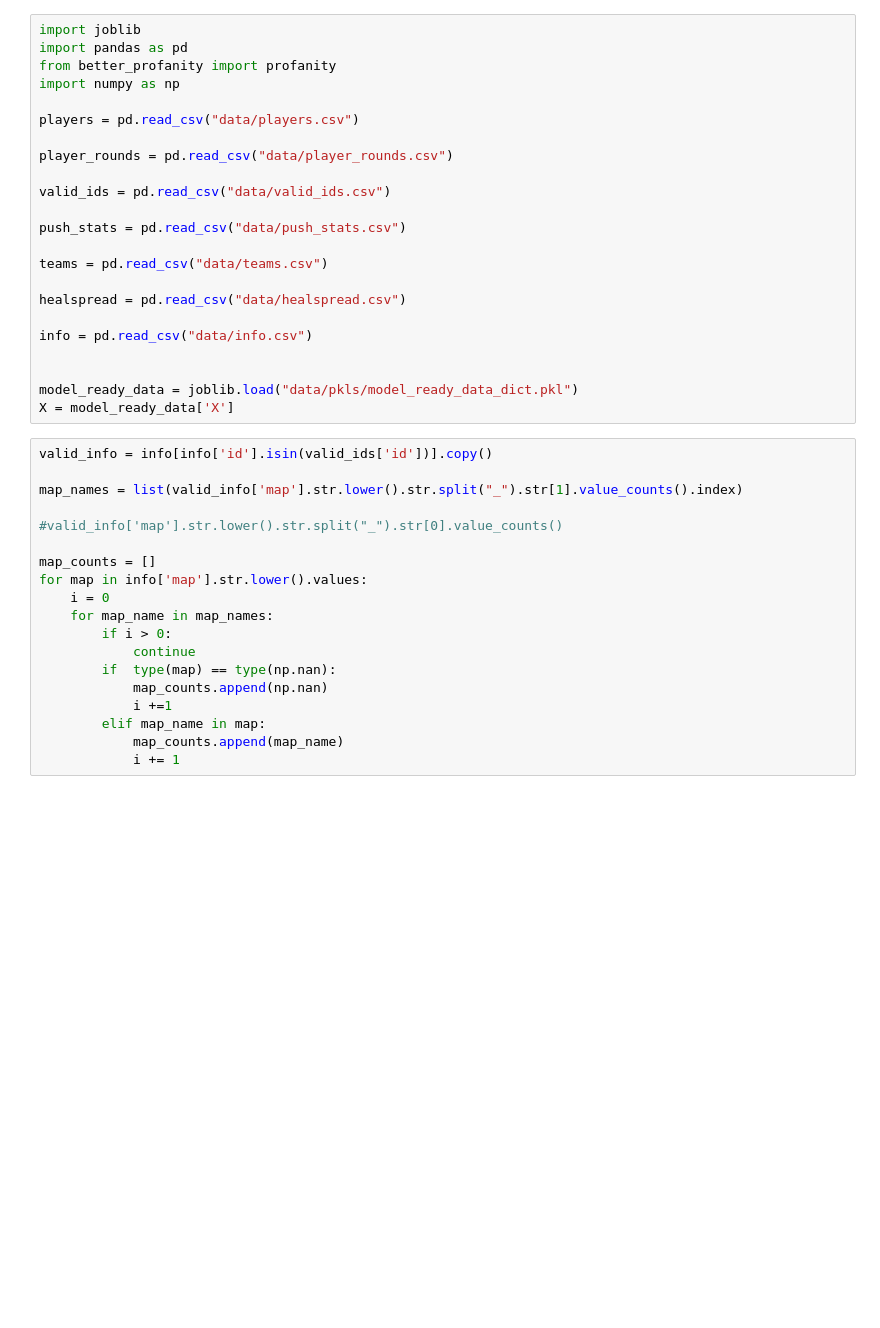
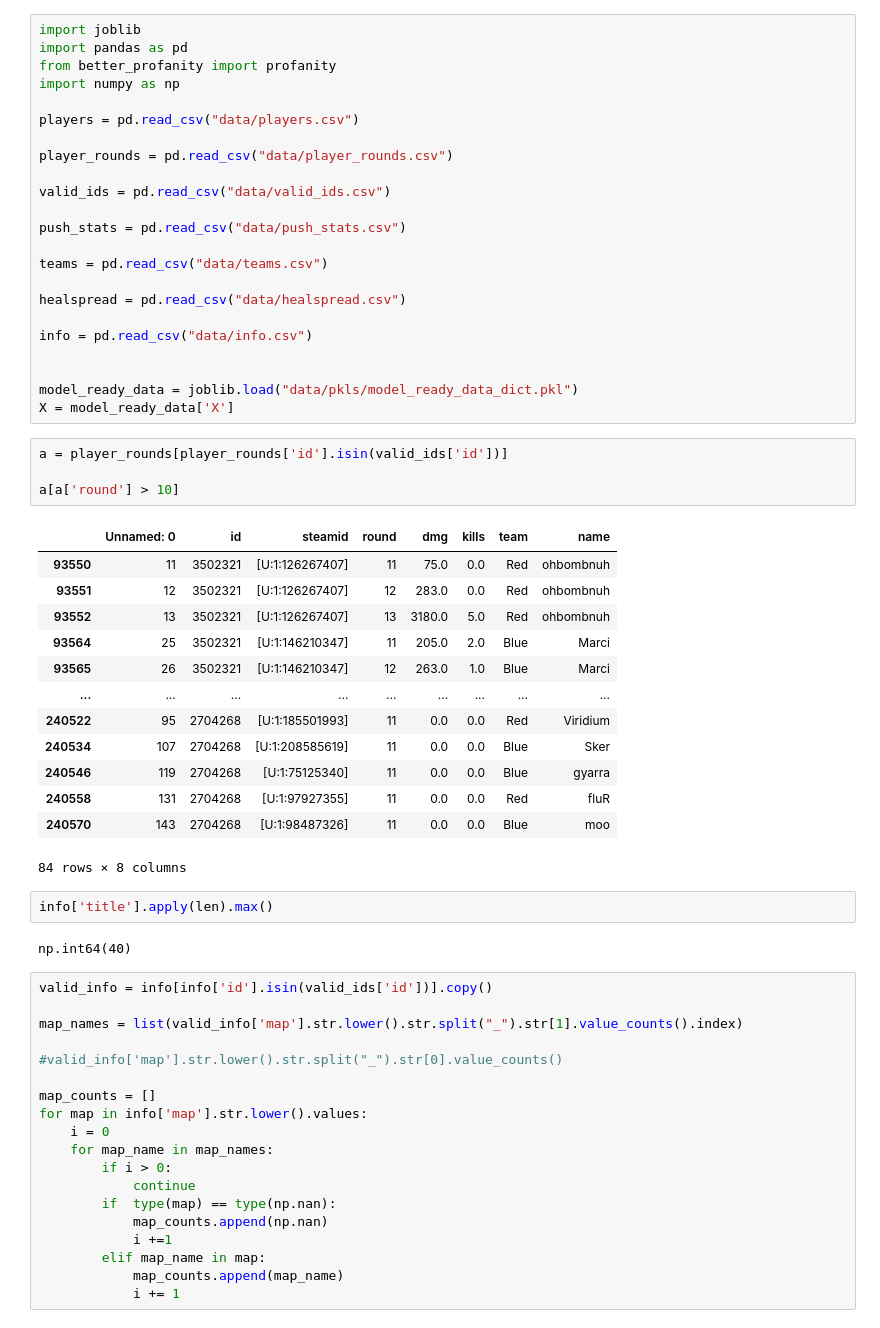
Before and after one commit to ebtrout/tf2_data_vis, a Jupyter notebook: datasets for vis.ipynb, the cells around one changed output. Cells and saved outputs as stored; diff of their text form; blank space fills up the shorter version.

Commit message:
Make the player overview!!

```diff
--- a/datasets for vis.ipynb
+++ b/datasets for vis.ipynb
@@ -21,6 +21,28 @@ info = pd.read_csv("data/info.csv")
 
 model_ready_data = joblib.load("data/pkls/model_ready_data_dict.pkl")
 X = model_ready_data['X']
+# %%
+a = player_rounds[player_rounds['id'].isin(valid_ids['id'])]
+
+a[a['round'] > 10]
+# %% [output]
+|  | Unnamed: 0 | id | steamid | round | dmg | kills | team | name |
+| 93550 | 11 | 3502321 | [U:1:126267407] | 11 | 75.0 | 0.0 | Red | ohbombnuh |
+| 93551 | 12 | 3502321 | [U:1:126267407] | 12 | 283.0 | 0.0 | Red | ohbombnuh |
+| 93552 | 13 | 3502321 | [U:1:126267407] | 13 | 3180.0 | 5.0 | Red | ohbombnuh |
+| 93564 | 25 | 3502321 | [U:1:146210347] | 11 | 205.0 | 2.0 | Blue | Marci |
+| 93565 | 26 | 3502321 | [U:1:146210347] | 12 | 263.0 | 1.0 | Blue | Marci |
+| ... | ... | ... | ... | ... | ... | ... | ... | ... |
+| 240522 | 95 | 2704268 | [U:1:185501993] | 11 | 0.0 | 0.0 | Red | Viridium |
+| 240534 | 107 | 2704268 | [U:1:208585619] | 11 | 0.0 | 0.0 | Blue | Sker |
+| 240546 | 119 | 2704268 | [U:1:75125340] | 11 | 0.0 | 0.0 | Blue | gyarra |
+| 240558 | 131 | 2704268 | [U:1:97927355] | 11 | 0.0 | 0.0 | Red | fluR |
+| 240570 | 143 | 2704268 | [U:1:98487326] | 11 | 0.0 | 0.0 | Blue | moo |
+84 rows × 8 columns
+# %%
+info['title'].apply(len).max()
+# %% [output]
+np.int64(40)
 # %%
 valid_info = info[info['id'].isin(valid_ids['id'])].copy()
 
```
Also changed, not shown: 3 other files.
